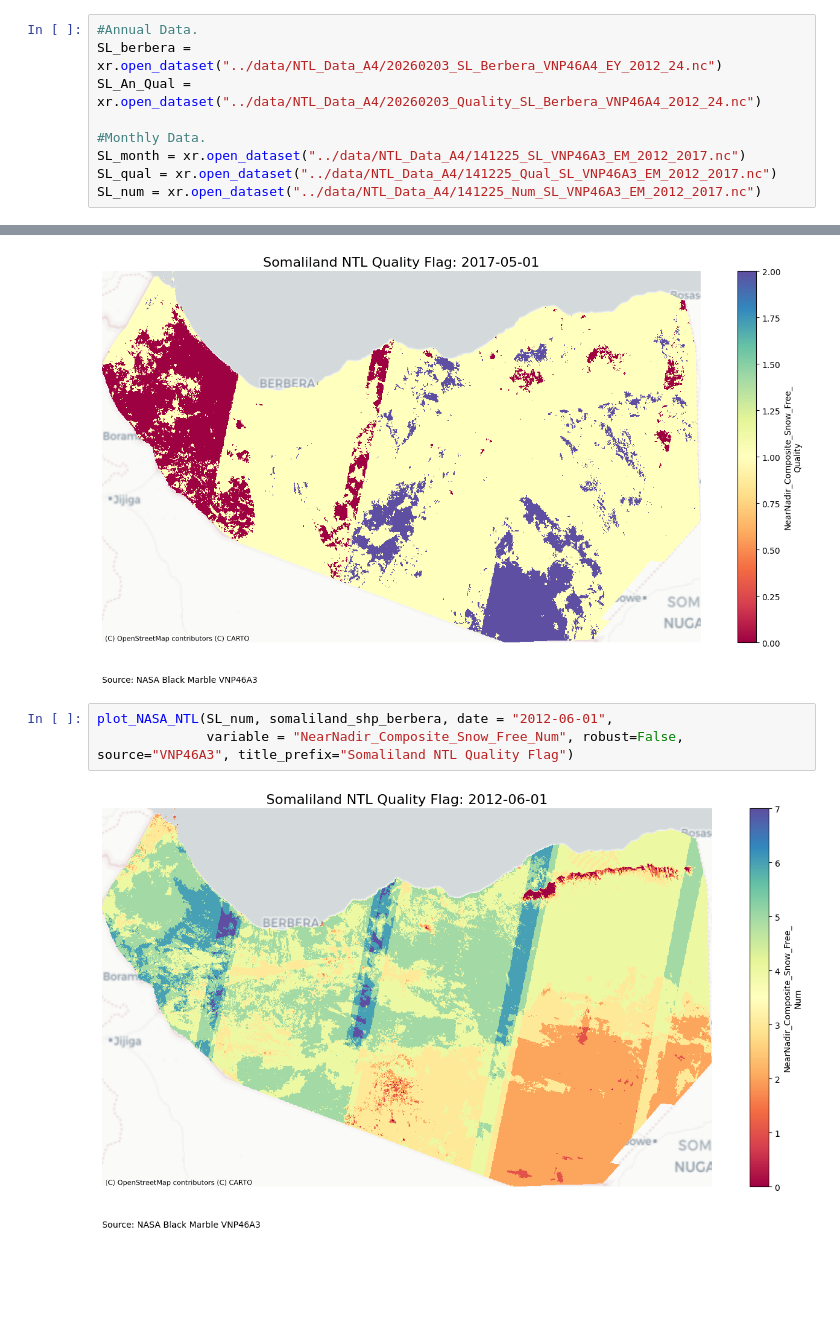
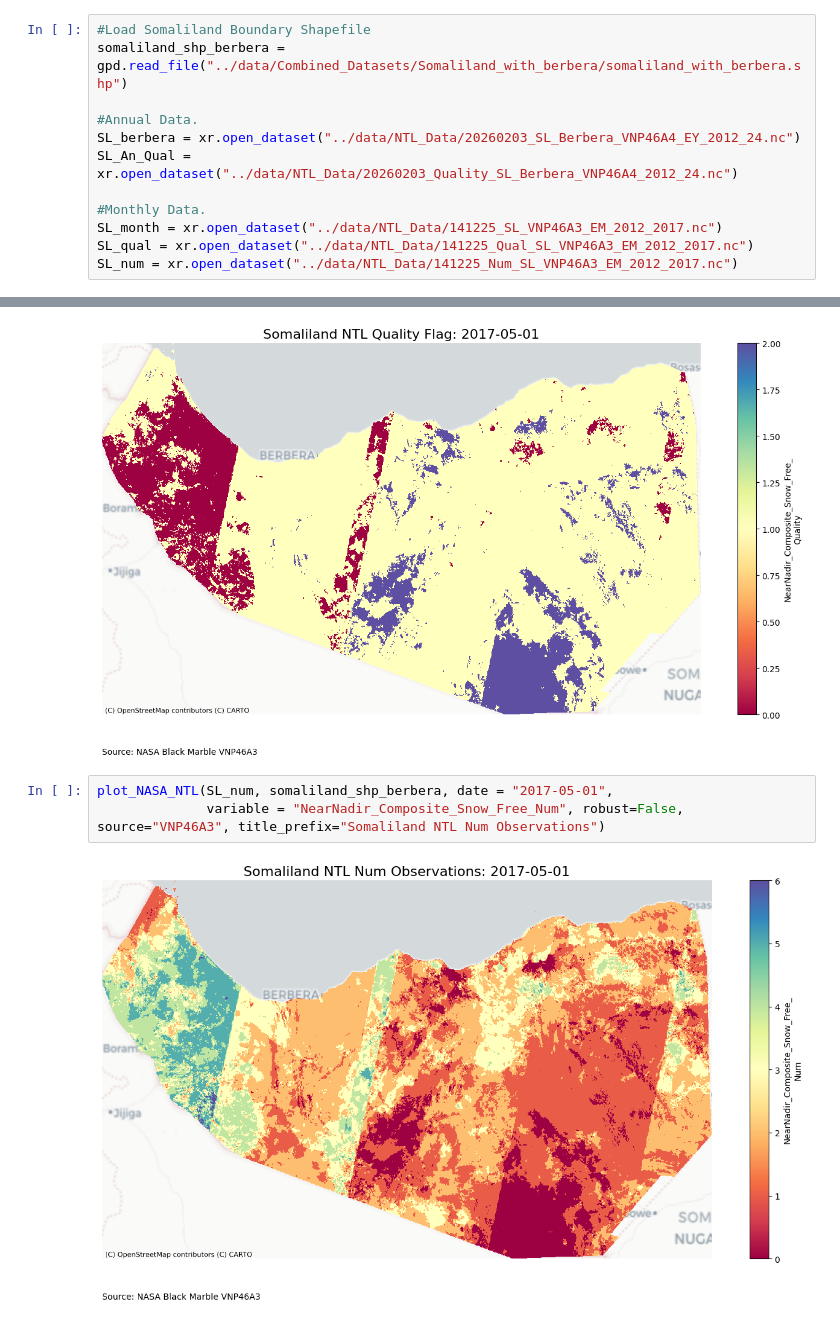
Before and after one commit to SamMcG1997/NTL_Somaliland, a Jupyter notebook: notebooks/2_Exploratory_Analysis.ipynb, the cells around one changed output, grey strips where cells are left out. Saved outputs shown, nothing was run; the diff lists cells and outputs as text; blank space fills up the shorter version.

```diff
--- a/notebooks/2_Exploratory_Analysis.ipynb
+++ b/notebooks/2_Exploratory_Analysis.ipynb
@@ -17,10 +14,13 @@ somaliland_shp_berbera = gpd.read_file("../data/Combined_Datasets/Somaliland_wit
 # %%
+#Load Somaliland Boundary Shapefile
+somaliland_shp_berbera = gpd.read_file("../data/Combined_Datasets/Somaliland_with_berbera/somaliland_with_berbera.shp")
+
 #Annual Data.
-SL_berbera = xr.open_dataset("../data/NTL_Data_A4/20260203_SL_Berbera_VNP46A4_EY_2012_24.nc")
-SL_An_Qual = xr.open_dataset("../data/NTL_Data_A4/20260203_Quality_SL_Berbera_VNP46A4_2012_24.nc")
+SL_berbera = xr.open_dataset("../data/NTL_Data/20260203_SL_Berbera_VNP46A4_EY_2012_24.nc")
+SL_An_Qual = xr.open_dataset("../data/NTL_Data/20260203_Quality_SL_Berbera_VNP46A4_2012_24.nc")
 
 #Monthly Data.
-SL_month = xr.open_dataset("../data/NTL_Data_A4/141225_SL_VNP46A3_EM_2012_2017.nc")
-SL_qual = xr.open_dataset("../data/NTL_Data_A4/141225_Qual_SL_VNP46A3_EM_2012_2017.nc")
-SL_num = xr.open_dataset("../data/NTL_Data_A4/141225_Num_SL_VNP46A3_EM_2012_2017.nc")
+SL_month = xr.open_dataset("../data/NTL_Data/141225_SL_VNP46A3_EM_2012_2017.nc")
+SL_qual = xr.open_dataset("../data/NTL_Data/141225_Qual_SL_VNP46A3_EM_2012_2017.nc")
+SL_num = xr.open_dataset("../data/NTL_Data/141225_Num_SL_VNP46A3_EM_2012_2017.nc")
 # %% [markdown]
@@ -298,7 +384,7 @@ plot_NASA_NTL(SL_qual, somaliland_shp_berbera, date = "2017-05-01",
 # %% [output]
 [figure]
 # %%
-plot_NASA_NTL(SL_num, somaliland_shp_berbera, date = "2012-06-01",
-              variable = "NearNadir_Composite_Snow_Free_Num", robust=False, source="VNP46A3", title_prefix="Somaliland NTL Quality Flag")
+plot_NASA_NTL(SL_num, somaliland_shp_berbera, date = "2017-05-01",
+              variable = "NearNadir_Composite_Snow_Free_Num", robust=False, source="VNP46A3", title_prefix="Somaliland NTL Num Observations")
 # %% [output]
-[figure, old version]
+[figure, new version]
```
Also changed, not shown: parts of 28 cells of this notebook, 10 other files.
